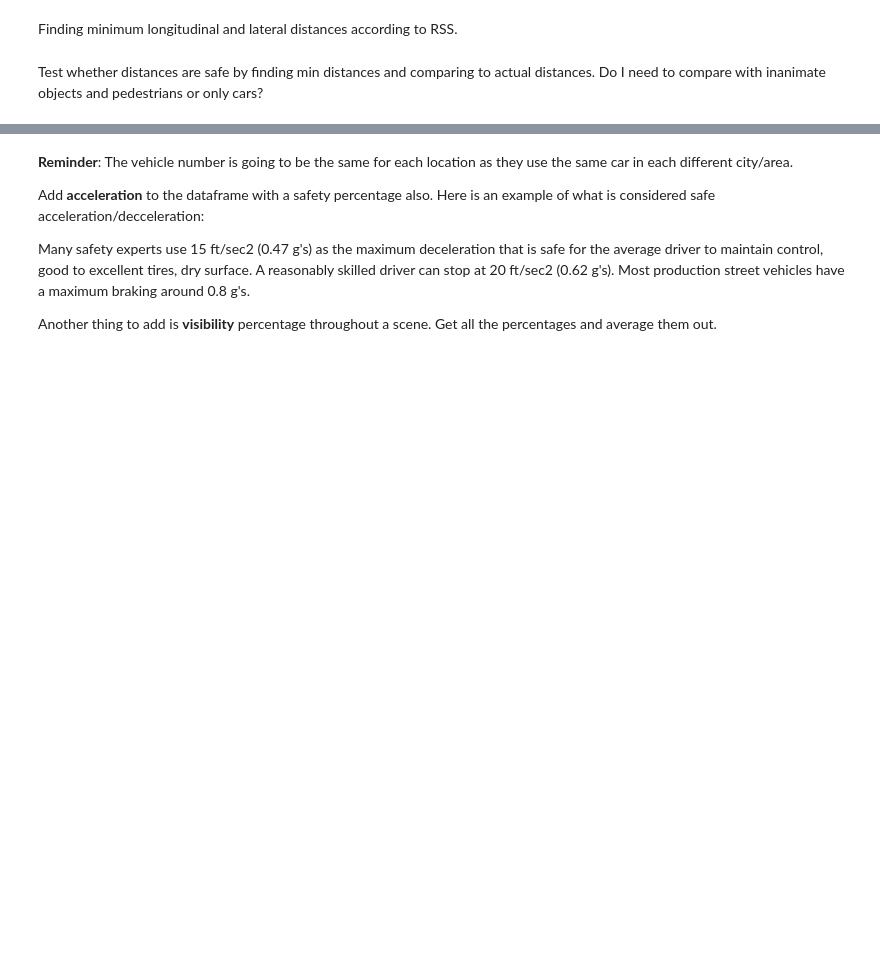
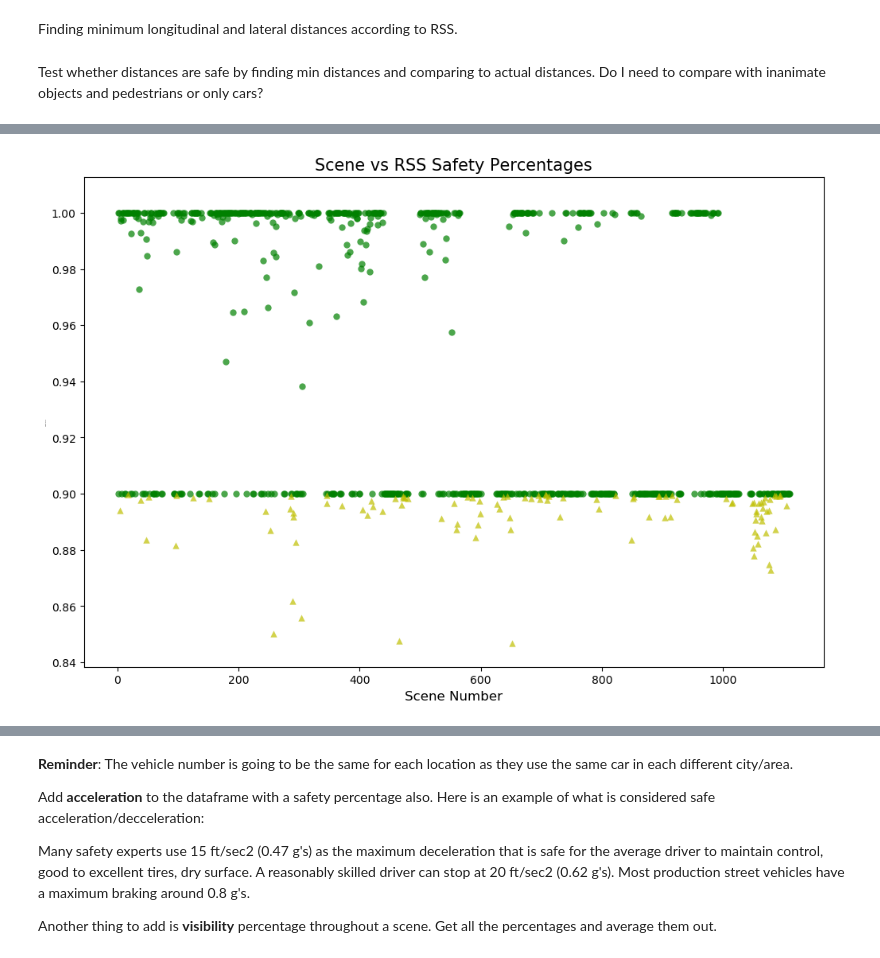
Before and after one commit to agathepetillot/UG4-Honours-Project, a Jupyter notebook: NuScenes_functions.ipynb, the cells around one changed output, grey strips where cells are left out. Drawn from its saved outputs; the diff is of its cells as text; code cells hidden in the pictures; blank space fills up the shorter version.

```diff
--- a/NuScenes_functions.ipynb
+++ b/NuScenes_functions.ipynb
@@ -850,0 +910,55 @@ percentages_df
+# %%
+def safety_score(df):
+
+    scoring = df['Overall Safety Percentage']/100
+    #print(type(scoring))
+    df['Scoring'] = scoring
+
+    df.loc[df['Acceleration($m/s^2$)'] > 4.83, 'Scoring'] = scoring * 4.83/(df['Acceleration($m/s^2$)']-4.83)
+    df.loc[df['Acceleration($m/s^2$)'] < -4.83, 'Scoring'] = scoring* 4.83/(abs(df['Acceleration($m/s^2$)'])-4.83)
+
+    df['Description']=df['Description'].apply(str.lower)
+    df.loc[df['Description'].str.contains('night'), 'Scoring'] = scoring * 0.9
+    df.loc[df['Description'].str.contains('rain'), 'Scoring'] = scoring * 0.9
+    df.loc[df['Description'].str.contains('high speed'), 'Scoring'] = scoring * 0.9
+    df.loc[df['Description'].str.contains('merging'), 'Scoring'] = scoring * 0.9
+    df.loc[df['Description'].str.contains('intersection'), 'Scoring'] = scoring * 0.9
+    df.loc[df['Description'].str.contains('busy'), 'Scoring'] = scoring * 0.9
+    df.loc[df['Description'].str.contains('overtaking'), 'Scoring'] = scoring * 0.9
+
+    return df
+# %%
+safety = safety_score(percentages_df)
+g = safety[safety['Scoring'] >= 0.9]
+y = safety[(safety['Scoring'] < 0.9) & (safety['Scoring']>= 0.6)]
+o = safety[(safety['Scoring'] < 0.6) & (safety['Scoring']>= 0.4)]
+r = safety[safety['Scoring'] < 0.4]
+g
+# safety.loc[safety['Scoring'] >= 0.9, 'C'] = 'g'
+# safety.loc[(safety['Scoring'] < 0.9) & (safety['Scoring']>= 0.6), 'C'] = 'y'
+# safety.loc[(safety['Scoring'] < 0.6) & (safety['Scoring']>= 0.4), 'C'] = 'o'
+# safety.loc[safety['Scoring'] < 0.4, 'C'] = 'r'
+pd.options.display.float_format = '${:,.1f}'.format
+fig, ax = plt.subplots(figsize = (12, 8))
+# colors = {'g':'#4daf4a', 'y':'#dede00', 'o':'#ff7f00', 'r':'#e41a1c'}
+names_green = g['Scene Names'].str.split(pat = '-', expand = True)
+names_green = names_green[1]
+names_green = names_green.astype(float)
+names_yellow = y['Scene Names'].str.split(pat = '-', expand = True)
+names_yellow = names_yellow[1]
+names_yellow = names_yellow.astype(float)
+# names_orange = o['Scene Names'].str.split(pat = '-', expand = True)
+# names_orange = names_orange[1]
+# names_orange = names_orange.astype(float)
+# names_red = r['Scene Names'].str.split(pat = '-', expand = True)
+# names_red = names_red[1]
+# names_red = names_red.astype(float)
+plt.scatter(names_green, g['Scoring'], c='g', linewidth=0, alpha=0.7)
+plt.scatter(names_yellow, y['Scoring'], c='y', linewidth=0, alpha=0.7, marker = '^')
+plt.title("Scene vs RSS Safety Percentages", fontsize= 15)
+plt.xlabel("Scene Number", fontsize= 12)
+plt.ylabel("Safety Score", fontsize= 1)
+
+plt.show()
+# %% [output]
+[figure, added]
```
Also changed, not shown: parts of 23 cells of this notebook, 1 other file.
